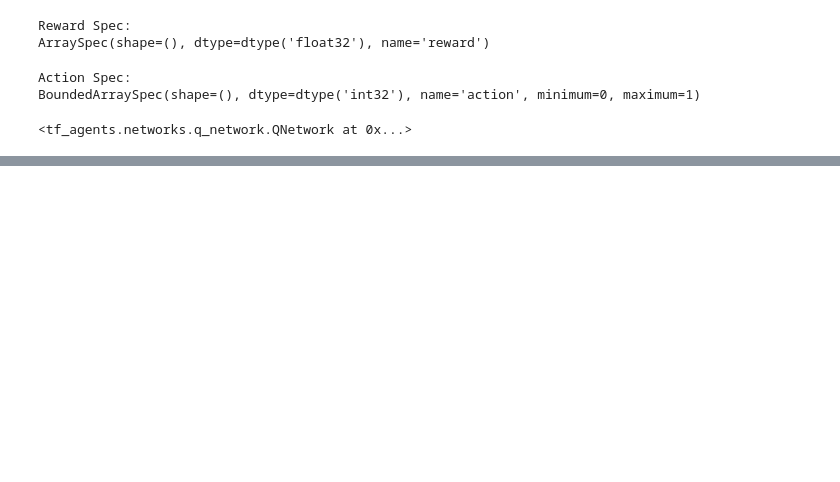
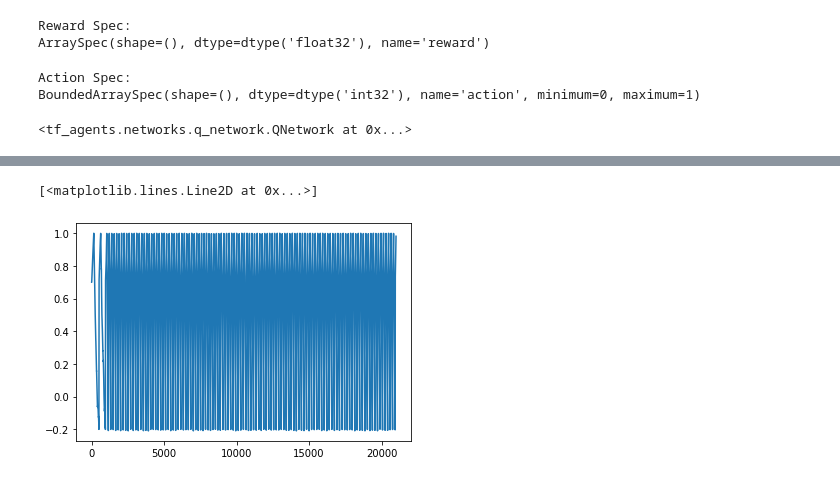
Before and after one commit to benjamind2330/LearntKettle, a Jupyter notebook: train_kettle.ipynb, the cells around one changed output, grey strips where cells are left out. Drawn from its saved outputs; the diff is of its cells as text; code cells hidden in the pictures; blank space fills up the shorter version.

```diff
--- a/train_kettle.ipynb
+++ b/train_kettle.ipynb
@@ -51,5 +54,3 @@ log_interval = 30  # @param {type:"integer"}
 
 num_eval_episodes = 10  # @param {type:"integer"}
 eval_interval = 1000  # @param {type:"integer"}
-# %%
-resp = requests.get("http://192.168.178.87/r_off")
@@ -306,0 +485,5 @@ a = KettleEnv()
+# %%
+plt.plot(replay_buffer.gather_all().reward.numpy()[0])
+# %% [output]
+[<matplotlib.lines.Line2D at 0x...>]
+[figure, added]
```
Also changed, not shown: parts of 21 cells of this notebook.
